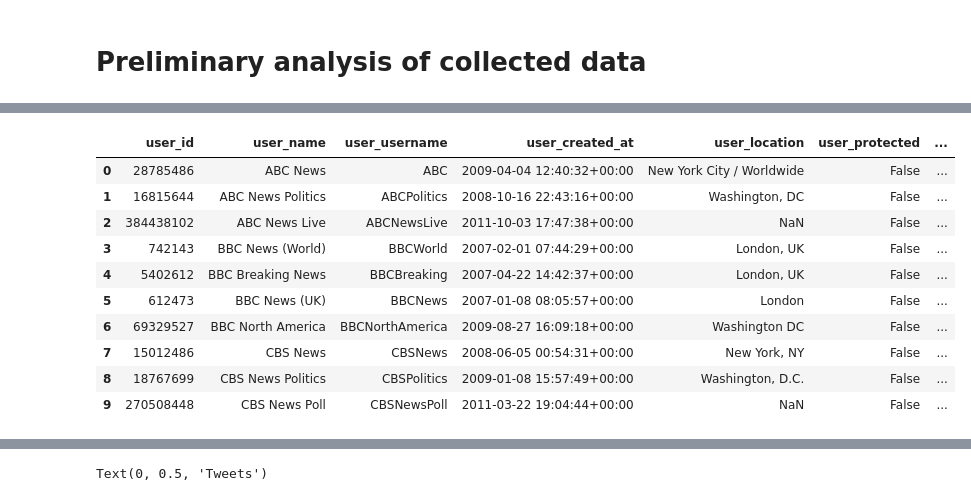
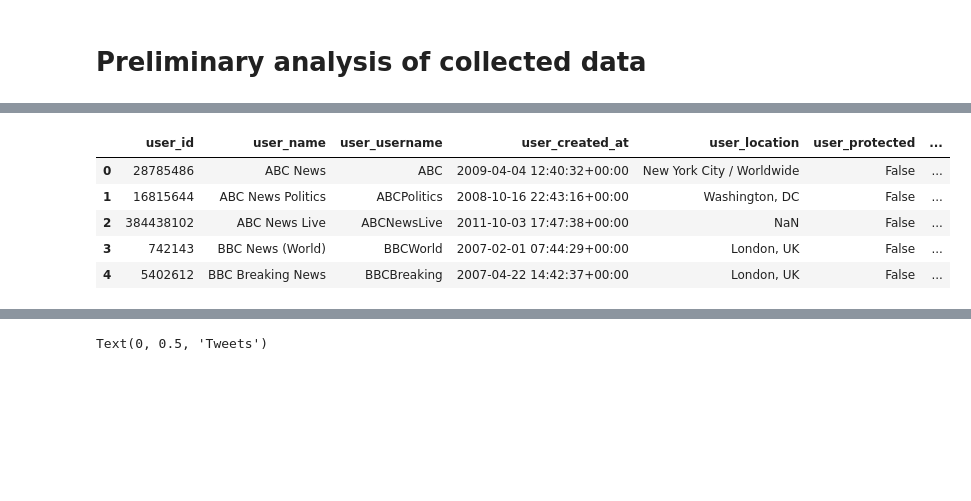
Before and after one commit to katherineskc/data_science_tweets_neutrality, a Jupyter notebook: preliminary_analysis.ipynb, the cells around one changed output, grey strips where cells are left out. Saved outputs shown, nothing was run; the diff lists cells and outputs as text; code cells hidden in the pictures; blank space fills up the shorter version.

```diff
--- a/preliminary_analysis.ipynb
+++ b/preliminary_analysis.ipynb
@@ -32,16 +28,13 @@ news_media_basic_data
 # %%
+# twitter_user_details_data
+
 twitter_user_details_data = pd.read_csv (r'/Users/katherina/data_science_tweets_neutrality/twitter_user_details.csv')
-twitter_user_details_data.head(10)
+twitter_user_details_data.head()
 # %% [output]
 |  | user_id | user_name | user_username | user_created_at | user_location | user_protected | ... |
 | 0 | 28785486 | ABC News | ABC | 2009-04-04 12:40:32+00:00 | New York City / Worldwide | False | ... |
 | 1 | 16815644 | ABC News Politics | ABCPolitics | 2008-10-16 22:43:16+00:00 | Washington, DC | False | ... |
 | 2 | 384438102 | ABC News Live | ABCNewsLive | 2011-10-03 17:47:38+00:00 | NaN | False | ... |
 | 3 | 742143 | BBC News (World) | BBCWorld | 2007-02-01 07:44:29+00:00 | London, UK | False | ... |
 | 4 | 5402612 | BBC Breaking News | BBCBreaking | 2007-04-22 14:42:37+00:00 | London, UK | False | ... |
-| 5 | 612473 | BBC News (UK) | BBCNews | 2007-01-08 08:05:57+00:00 | London | False | ... |
-| 6 | 69329527 | BBC North America | BBCNorthAmerica | 2009-08-27 16:09:18+00:00 | Washington DC | False | ... |
-| 7 | 15012486 | CBS News | CBSNews | 2008-06-05 00:54:31+00:00 | New York, NY | False | ... |
-| 8 | 18767699 | CBS News Politics | CBSPolitics | 2009-01-08 15:57:49+00:00 | Washington, D.C. | False | ... |
-| 9 | 270508448 | CBS News Poll | CBSNewsPoll | 2011-03-22 19:04:44+00:00 | NaN | False | ... |
 # %%
```
Also changed, not shown: parts of 15 cells of this notebook, 1 other file.
